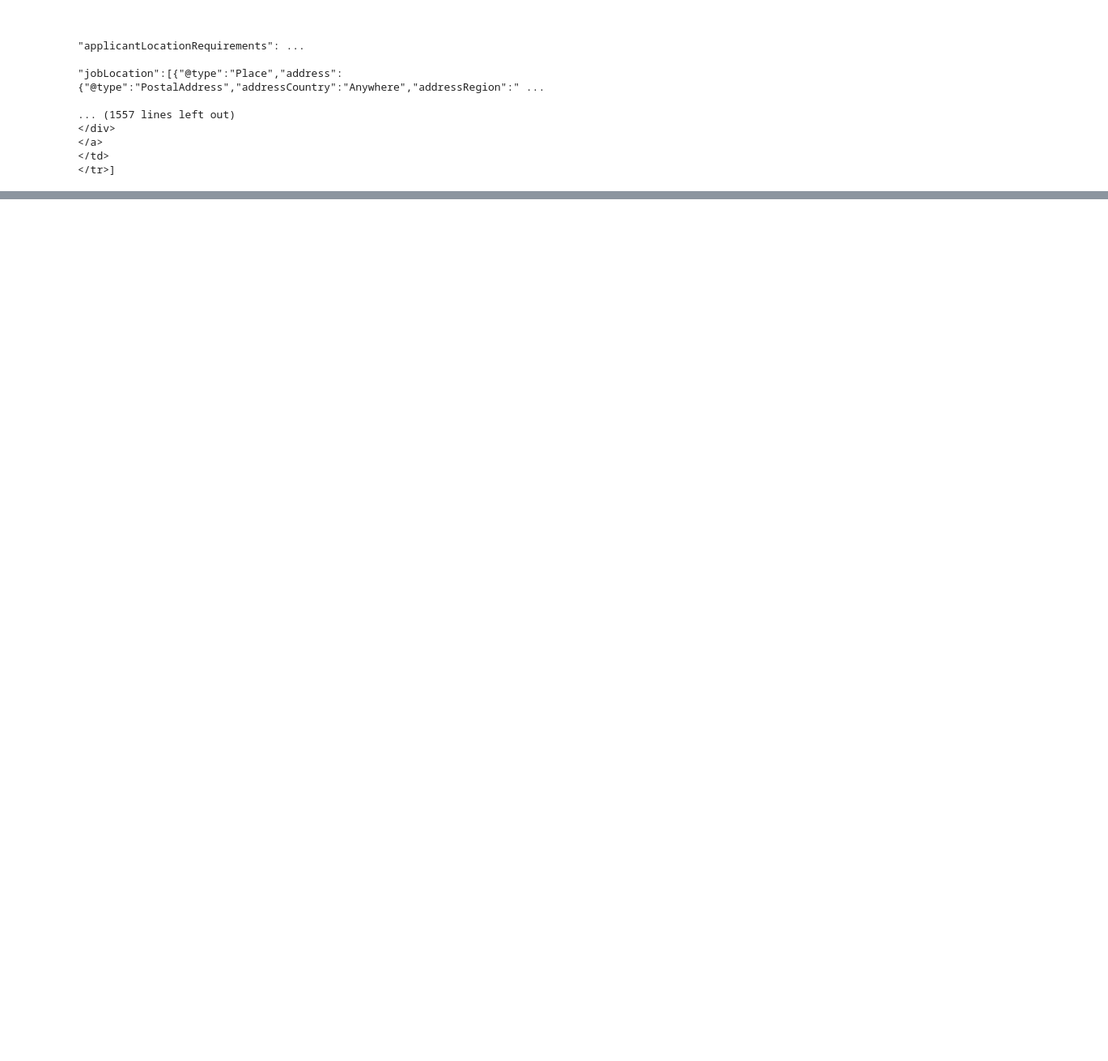
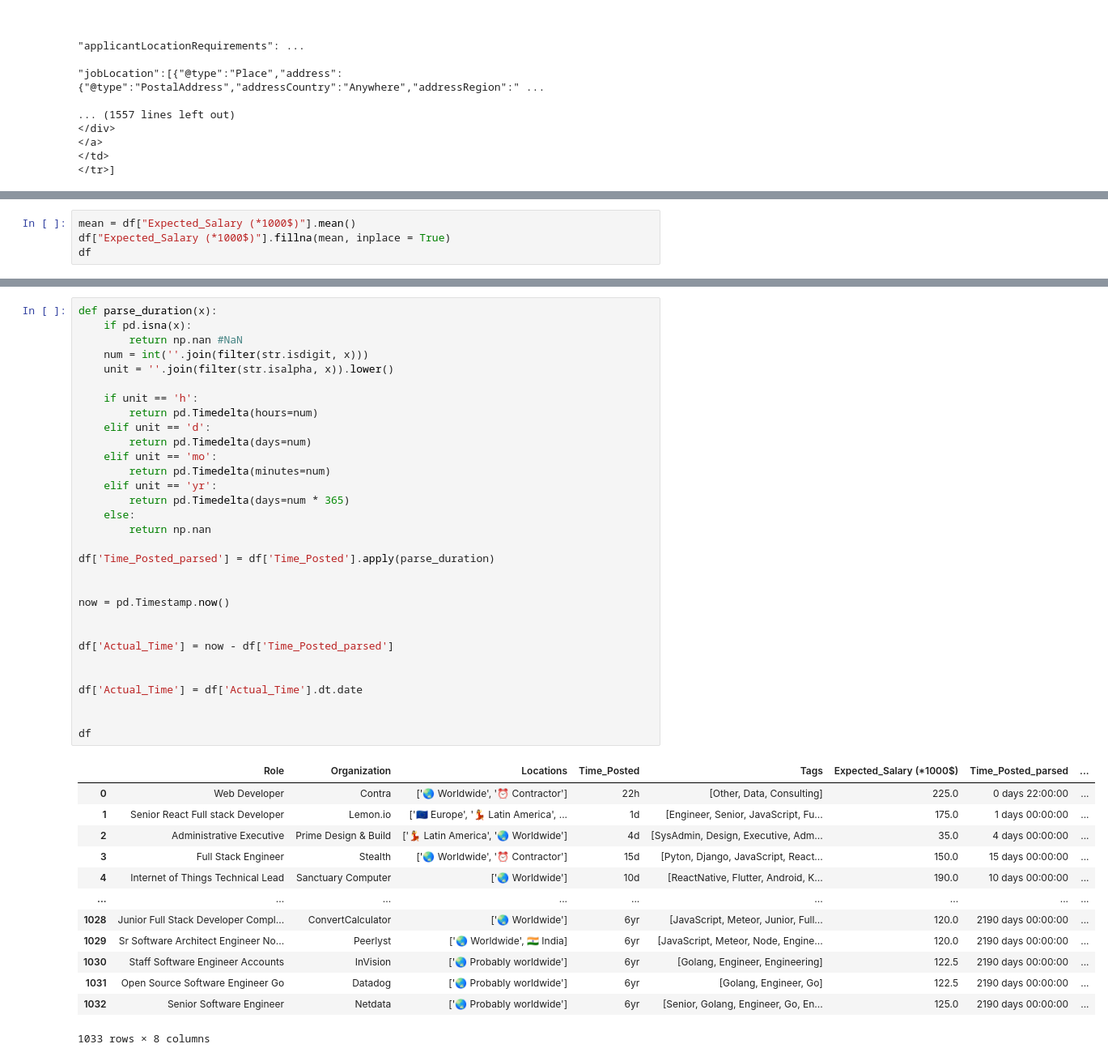
Before and after one commit to LM-74/ToolsProject, a Jupyter notebook: WebScraping.ipynb, the cells around one changed output, grey strips where cells are left out. Shown: that part at 81% size. Drawn from its saved outputs; the diff is of its cells as text; blank space fills up the shorter version.

```diff
--- a/WebScraping.ipynb
+++ b/WebScraping.ipynb
@@ -212,3 +177,7 @@ Time_Posted                  0
 Tags                         0
 Expected_Salary (*1000$)    63
 dtype: int64
+# %%
+mean = df["Expected_Salary (*1000$)"].mean()
+df["Expected_Salary (*1000$)"].fillna(mean, inplace = True)
+df
@@ -214,0 +223,45 @@ dtype: int64
+# %%
+def parse_duration(x):
+    if pd.isna(x):
+        return np.nan #NaN
+    num = int(''.join(filter(str.isdigit, x)))
+    unit = ''.join(filter(str.isalpha, x)).lower()
+
+    if unit == 'h':
+        return pd.Timedelta(hours=num)
+    elif unit == 'd':
+        return pd.Timedelta(days=num)
+    elif unit == 'mo':
+        return pd.Timedelta(minutes=num)
+    elif unit == 'yr':
+        return pd.Timedelta(days=num * 365)
+    else:
+        return np.nan
+
+df['Time_Posted_parsed'] = df['Time_Posted'].apply(parse_duration)
+
+
+now = pd.Timestamp.now()
+
+
+df['Actual_Time'] = now - df['Time_Posted_parsed']
+
+
+df['Actual_Time'] = df['Actual_Time'].dt.date
+
+
+df
+# %% [output]
+|  | Role | Organization | Locations | Time_Posted | Tags | Expected_Salary (*1000$) | Time_Posted_parsed | ... |
+| 0 | Web Developer | Contra | ['🌏 Worldwide', '⏰ Contractor'] | 22h | [Other, Data, Consulting] | 225.0 | 0 days 22:00:00 | ... |
+| 1 | Senior React Full stack Developer | Lemon.io | ['🇪🇺 Europe', '💃 Latin America', ... | 1d | [Engineer, Senior, JavaScript, Fu... | 175.0 | 1 days 00:00:00 | ... |
+| 2 | Administrative Executive | Prime Design & Build | ['💃 Latin America', '🌏 Worldwide'] | 4d | [SysAdmin, Design, Executive, Adm... | 35.0 | 4 days 00:00:00 | ... |
+| 3 | Full Stack Engineer | Stealth | ['🌏 Worldwide', '⏰ Contractor'] | 15d | [Pyton, Django, JavaScript, React... | 150.0 | 15 days 00:00:00 | ... |
+| 4 | Internet of Things Technical Lead | Sanctuary Computer | ['🌏 Worldwide'] | 10d | [ReactNative, Flutter, Android, K... | 190.0 | 10 days 00:00:00 | ... |
+| ... | ... | ... | ... | ... | ... | ... | ... | ... |
+| 1028 | Junior Full Stack Developer Compl... | ConvertCalculator | ['🌏 Worldwide'] | 6yr | [JavaScript, Meteor, Junior, Full... | 120.0 | 2190 days 00:00:00 | ... |
+| 1029 | Sr Software Architect Engineer No... | Peerlyst | ['🌏 Worldwide', 🇮🇳 India] | 6yr | [JavaScript, Meteor, Node, Engine... | 120.0 | 2190 days 00:00:00 | ... |
+| 1030 | Staff Software Engineer Accounts | InVision | ['🌏 Probably worldwide'] | 6yr | [Golang, Engineer, Engineering] | 122.5 | 2190 days 00:00:00 | ... |
+| 1031 | Open Source Software Engineer Go | Datadog | ['🌏 Probably worldwide'] | 6yr | [Golang, Engineer, Go] | 122.5 | 2190 days 00:00:00 | ... |
+| 1032 | Senior Software Engineer | Netdata | ['🌏 Probably worldwide'] | 6yr | [Senior, Golang, Engineer, Go, En... | 125.0 | 2190 days 00:00:00 | ... |
+1033 rows × 8 columns
```
Also changed, not shown: parts of 18 cells of this notebook.
